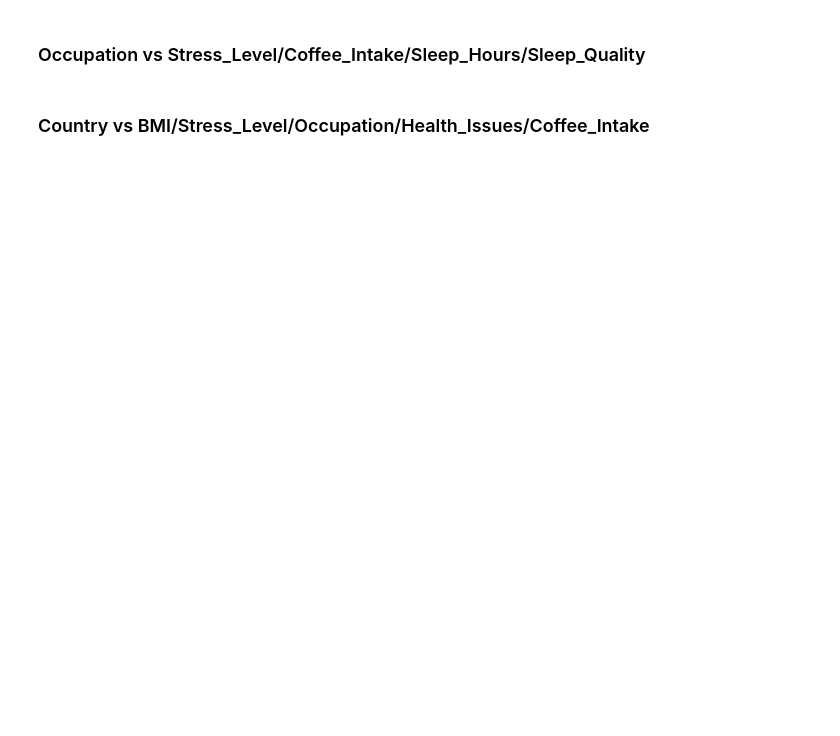
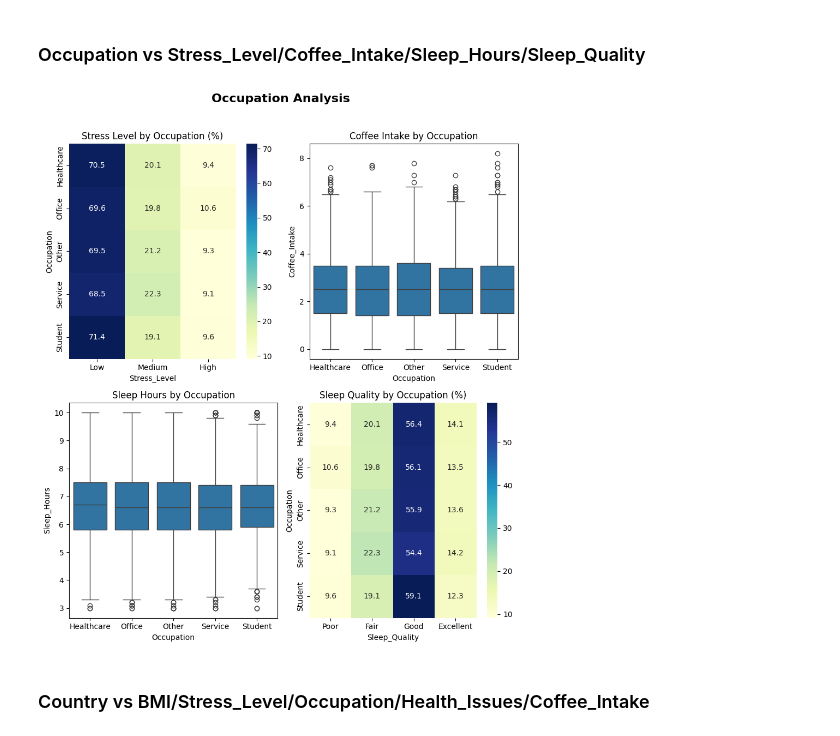
Before and after one commit to DKawaguch/Projeto_Alura_1, a Jupyter notebook: main.ipynb, the cells around one changed output. Cells and saved outputs as stored; diff of their text form; code cells hidden in the pictures; blank space fills up the shorter version.

```diff
--- a/main.ipynb
+++ b/main.ipynb
@@ -260,2 +438,30 @@ plt.show()
+# %%
+fig3, axes3 = plt.subplots(nrows=2, ncols=2, figsize=(9, 10))
+fig3.suptitle('Occupation Analysis', fontsize=16, fontweight='bold', y=1.02)
+
+ordem_stress = ['Low', 'Medium', 'High']
+ct = pd.crosstab(df['Occupation'], df['Stress_Level'], normalize='index')*100
+ct = ct[[c for c in ordem_stress if c in ct.columns]]
+sns.heatmap(ct, annot=True, fmt='.1f', cmap='YlGnBu', ax=axes3[0, 0])
+axes3[0, 0].set_title('Stress Level by Occupation (%)')
+
+ordem_cafe = df.groupby('Occupation')['Coffee_Intake'].median().sort_values(ascending=False).index
+sns.boxplot(data=df, x='Occupation', y='Coffee_Intake', order=ordem_cafe, ax=axes3[0, 1])
+axes3[0, 1].set_title('Coffee Intake by Occupation')
+
+ordem_sono = df.groupby('Occupation')['Sleep_Hours'].median().sort_values(ascending=False).index
+sns.boxplot(data=df, x='Occupation', y='Sleep_Hours', order=ordem_sono, ax=axes3[1, 0])
+axes3[1, 0].set_title('Sleep Hours by Occupation')
+
+ordem_quality = ['Poor', 'Fair', 'Good', 'Excellent']
+ct1 = pd.crosstab(df['Occupation'], df['Sleep_Quality'], normalize='index')*100
+ct1 = ct1[[c for c in ordem_quality if c in ct1.columns]]
+sns.heatmap(ct1, annot=True, fmt='.1f', cmap='YlGnBu', ax=axes3[1, 1])
+axes3[1, 1].set_title('Sleep Quality by Occupation (%)')
+
+plt.tight_layout()
+plt.show()
+# %% [output]
+[figure, added]
 # %% [markdown]
 ### Country vs BMI/Stress_Level/Occupation/Health_Issues/Coffee_Intake
```
Also changed, not shown: parts of 13 cells of this notebook.
